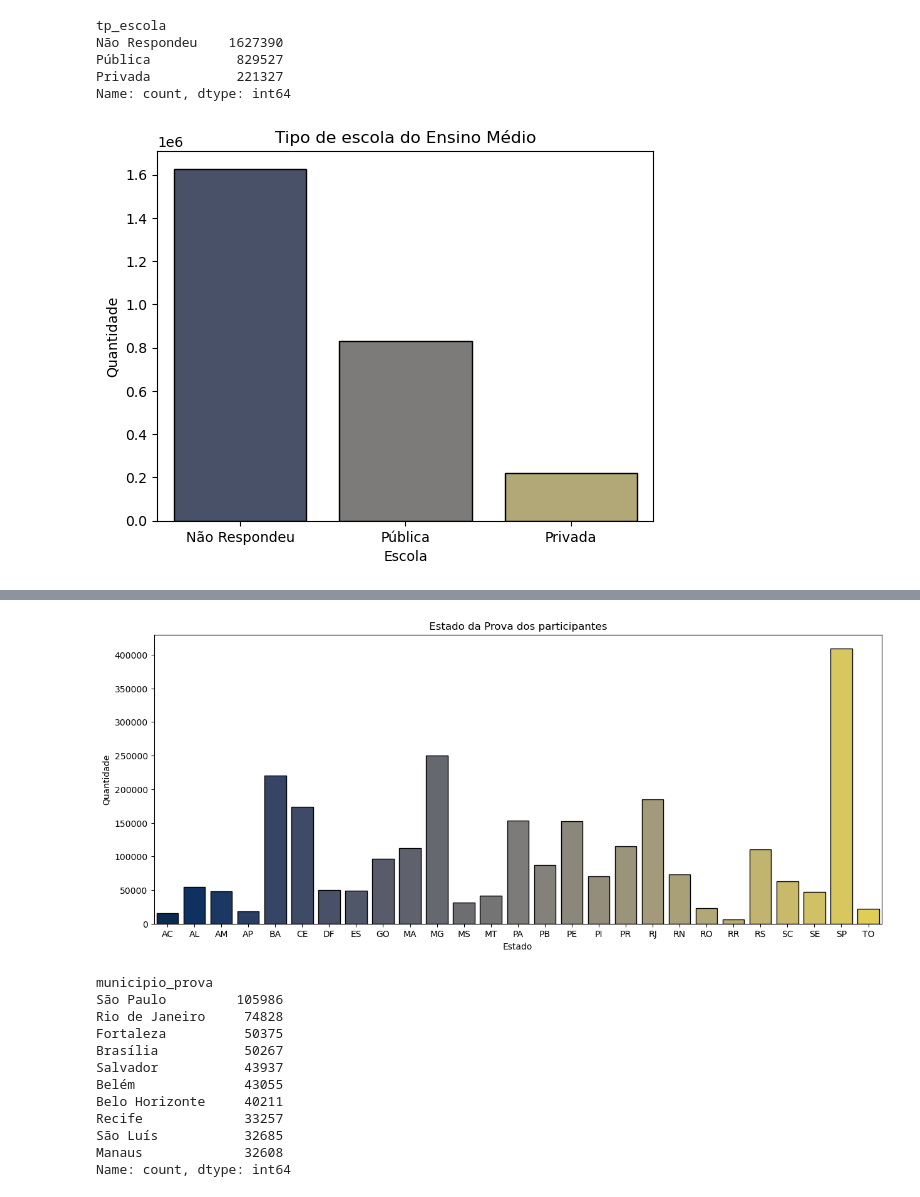
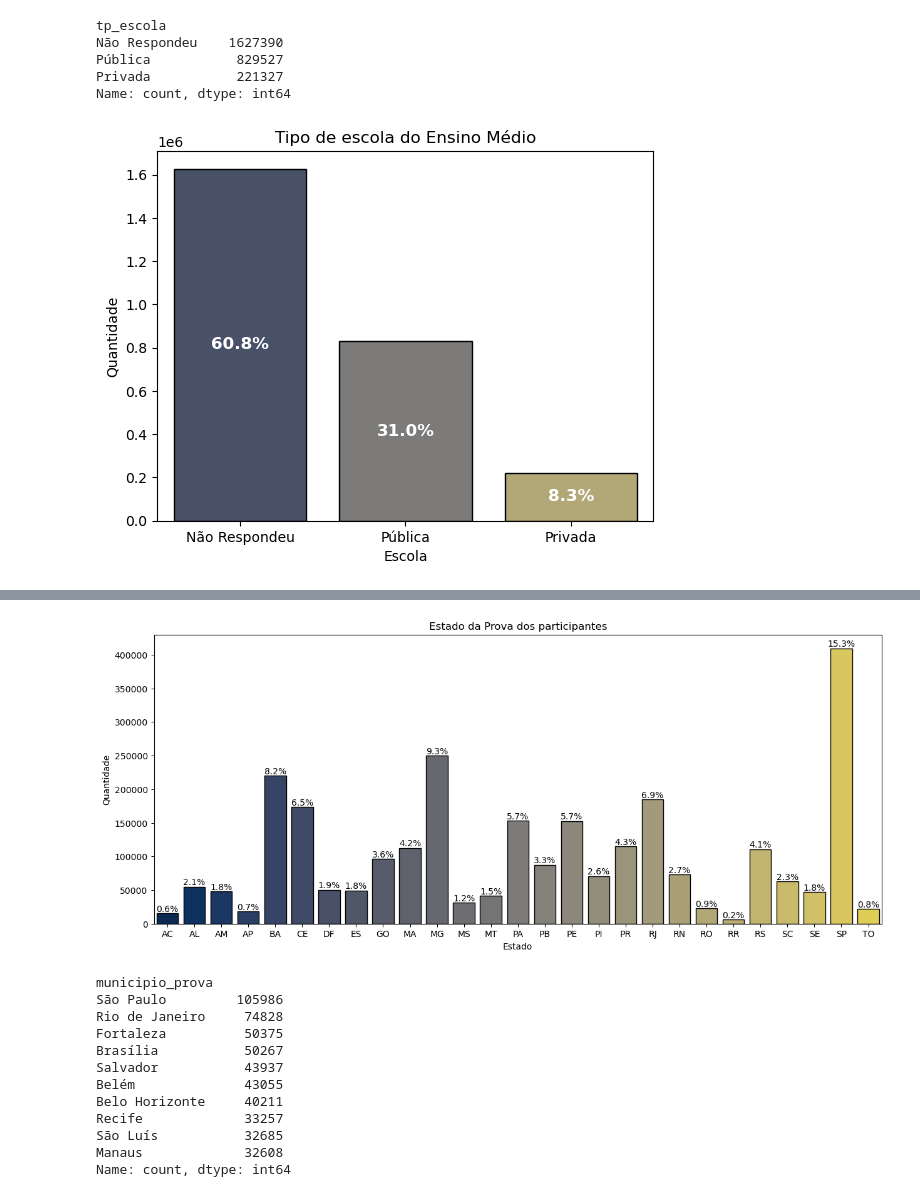
Before and after one commit to LucasArauj99/analise-enem-2023, a Jupyter notebook: analise_enem_2023.ipynb, the cells around one changed output, grey strips where cells are left out. Saved outputs shown, nothing was run; the diff lists cells and outputs as text; code cells hidden in the pictures.

```diff
--- a/analise_enem_2023.ipynb
+++ b/analise_enem_2023.ipynb
@@ -131,5 +134,5 @@ raca = {
     5: 'Indígena',
     6: 'Sem informação'
 }
-dados['cor/raca'] = dados['cor_raça'].map(raca)
+dados['cor_raca_label'] = dados['cor_raça'].map(raca)
 # %%
@@ -283,14 +291,17 @@ Privada           221327
 Name: count, dtype: int64
 # %%
 #plt.figure(figsize=(15, 6))
-sns.countplot(data=dados, x='tp_escola', hue='tp_escola', palette='cividis', edgecolor='black', legend=False)
+ax = sns.countplot(data=dados, x='tp_escola', hue='tp_escola', palette='cividis', edgecolor='black', legend=False)
 plt.title('Tipo de escola do Ensino Médio')
 plt.xlabel('Escola')
 plt.ylabel('Quantidade')
-#plt.xticks(rotation=55)
+
+total = len(dados)
+plot = Porcentagem(ax, total, 12)
+plot.centro()
 plt.show()
 # %% [output]
-[figure, old version]
+[figure, new version]
 # %%
 #Distribuição Geográfica
 # %%
@@ -317,14 +328,16 @@ RR      6070
 Name: count, dtype: int64
 # %%
 plt.figure(figsize=(15, 6))
-sns.countplot(data=dados, x='uf_prova', hue='uf_prova', palette='cividis', edgecolor='black', legend=False)
+ax = sns.countplot(data=dados, x='uf_prova', hue='uf_prova', palette='cividis', edgecolor='black', legend=False)
+plot = Porcentagem(ax, total, 10)
+plot.cima()
 plt.title('Estado da Prova dos participantes')
 plt.xlabel('Estado')
 plt.ylabel('Quantidade')
 #plt.xticks(rotation=55)
 plt.show()
 # %% [output]
-[figure, old version]
+[figure, new version]
 # %%
 dados['municipio_prova'].value_counts().head(10)
 # %% [output]
```
Also changed, not shown: parts of 17 cells of this notebook, 2 other files.
